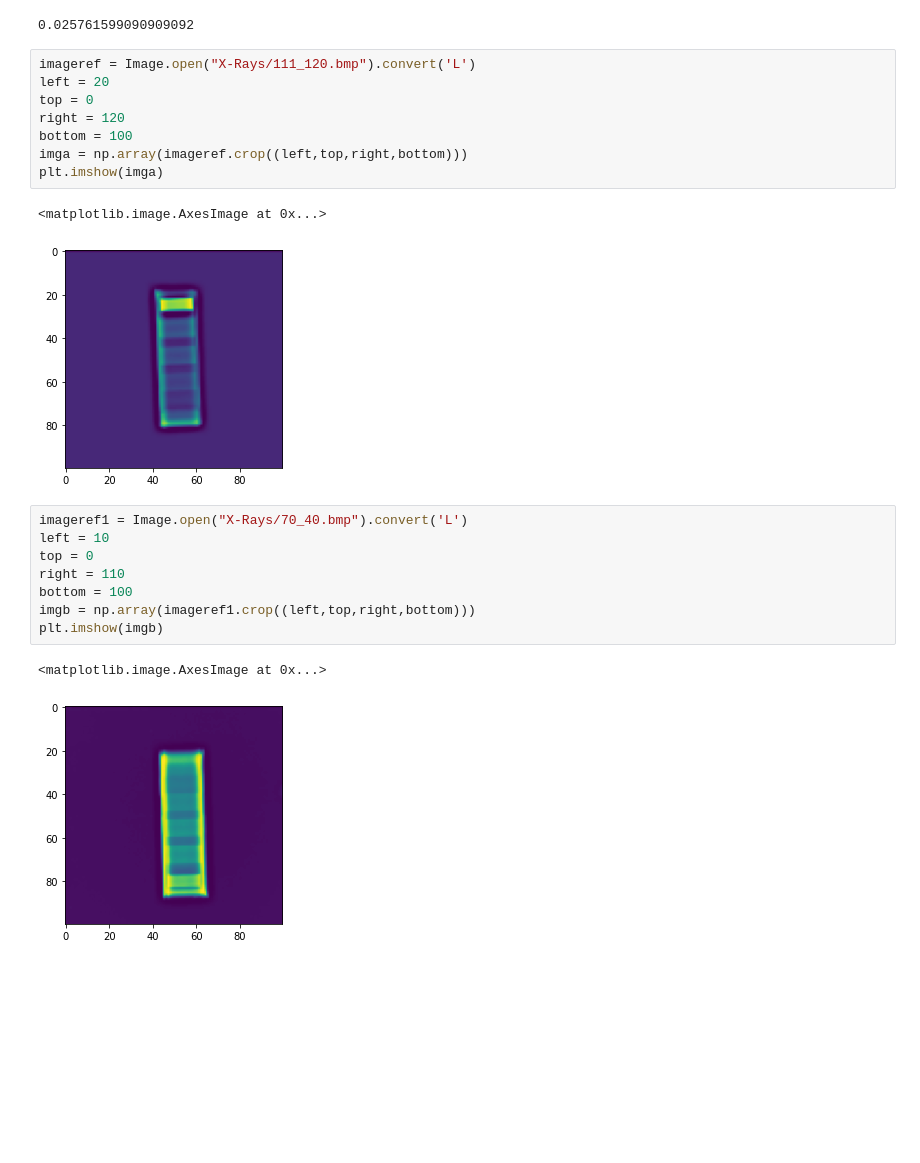
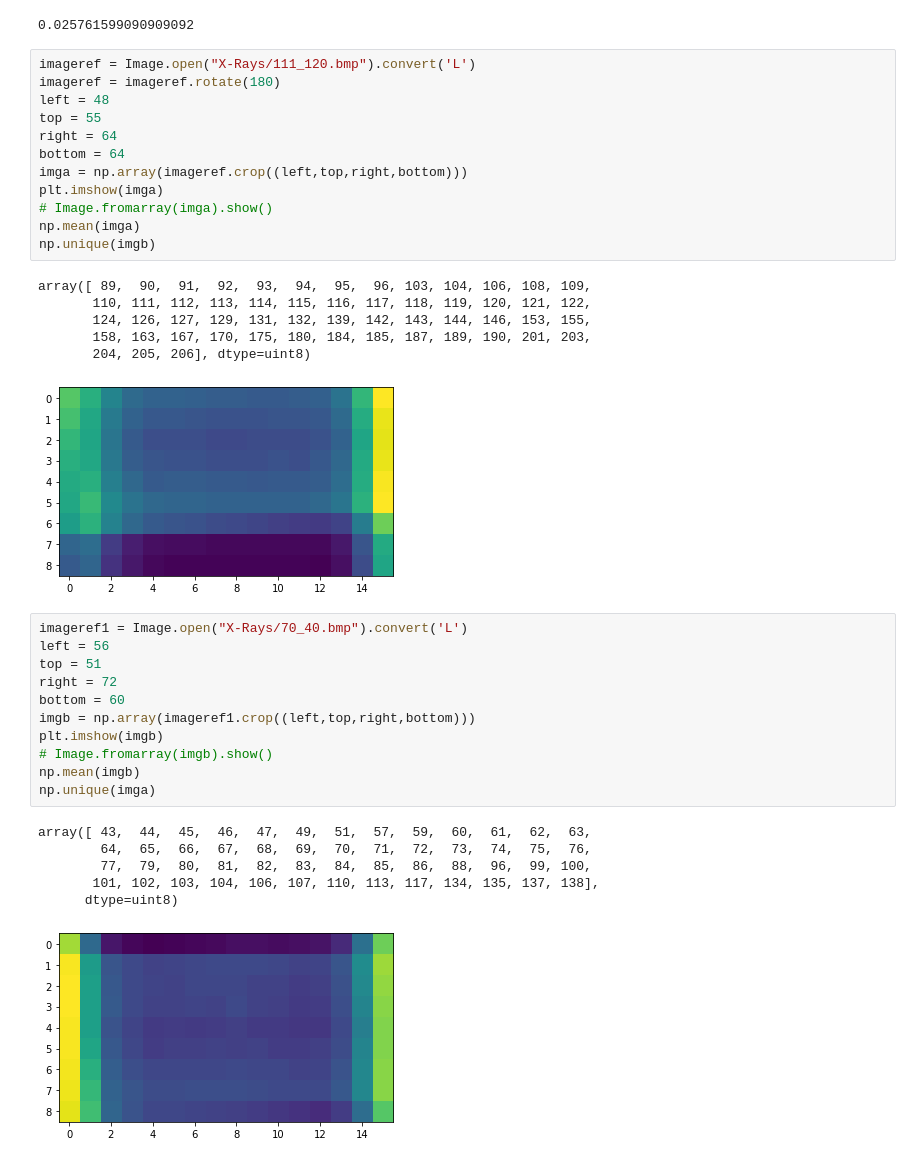
Before and after one commit to rclemsmith/Final-Year-Project, a Jupyter notebook: bmd.ipynb, the cells around one changed output. Cells and saved outputs as stored; diff of their text form; blank space fills up the shorter version.

```diff
--- a/bmd.ipynb
+++ b/bmd.ipynb
@@ -226,25 +226,40 @@ M_b
 0.025761599090909092
 # %%
 imageref = Image.open("X-Rays/111_120.bmp").convert('L')
-left = 20
-top = 0
-right = 120
-bottom = 100
+imageref = imageref.rotate(180)
+left = 48
+top = 55
+right = 64
+bottom = 64
 imga = np.array(imageref.crop((left,top,right,bottom)))
 plt.imshow(imga)
+# Image.fromarray(imga).show()
+np.mean(imga)
+np.unique(imgb)
 # %% [output]
-<matplotlib.image.AxesImage at 0x...>
+array([ 89,  90,  91,  92,  93,  94,  95,  96, 103, 104, 106, 108, 109,
+       110, 111, 112, 113, 114, 115, 116, 117, 118, 119, 120, 121, 122,
+       124, 126, 127, 129, 131, 132, 139, 142, 143, 144, 146, 153, 155,
+       158, 163, 167, 170, 175, 180, 184, 185, 187, 189, 190, 201, 203,
+       204, 205, 206], dtype=uint8)
-[figure, old version]
+[figure, new version]
 # %%
 imageref1 = Image.open("X-Rays/70_40.bmp").convert('L')
-left = 10
-top = 0
-right = 110
-bottom = 100
+left = 56
+top = 51
+right = 72
+bottom = 60
 imgb = np.array(imageref1.crop((left,top,right,bottom)))
 plt.imshow(imgb)
+# Image.fromarray(imgb).show()
+np.mean(imgb)
+np.unique(imga)
 # %% [output]
-<matplotlib.image.AxesImage at 0x...>
+array([ 43,  44,  45,  46,  47,  49,  51,  57,  59,  60,  61,  62,  63,
+        64,  65,  66,  67,  68,  69,  70,  71,  72,  73,  74,  75,  76,
+        77,  79,  80,  81,  82,  83,  84,  85,  86,  88,  96,  99, 100,
+       101, 102, 103, 104, 106, 107, 110, 113, 117, 134, 135, 137, 138],
+      dtype=uint8)
-[figure, old version]
+[figure, new version]
 # %%
 Z = plantcv.image_subtract(imga,imgb)
```
Also changed, not shown: parts of 2 cells of this notebook.
